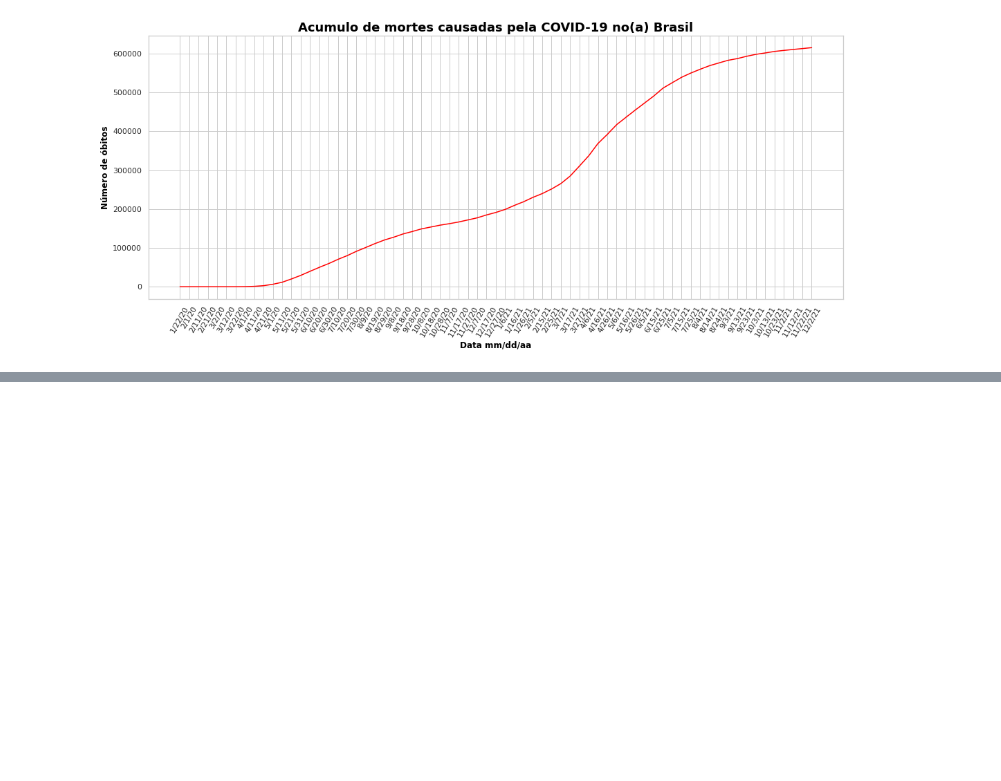
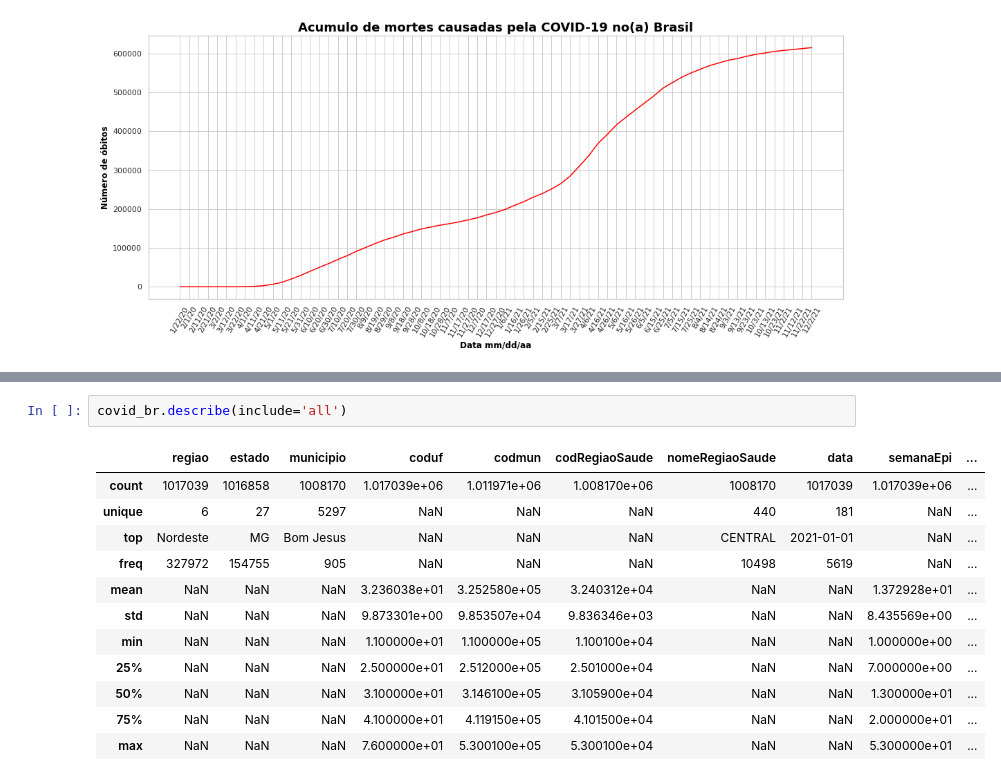
Before and after one commit to vns840/Analise_Covid-19, a Jupyter notebook: AnaliseCovid.ipynb, the cells around one changed output, grey strips where cells are left out. Saved outputs shown, nothing was run; the diff lists cells and outputs as text; blank space fills up the shorter version.

```diff
--- a/AnaliseCovid.ipynb
+++ b/AnaliseCovid.ipynb
@@ -579,0 +610,15 @@ Grafico_de_linha(data_br, mortes_br, 'Brasil')
+# %%
+covid_br.describe(include='all')
+# %% [output]
+|  | regiao | estado | municipio | coduf | codmun | codRegiaoSaude | nomeRegiaoSaude | data | semanaEpi | ... |
+| count | 1017039 | 1016858 | 1008170 | 1.017039e+06 | 1.011971e+06 | 1.008170e+06 | 1008170 | 1017039 | 1.017039e+06 | ... |
+| unique | 6 | 27 | 5297 | NaN | NaN | NaN | 440 | 181 | NaN | ... |
+| top | Nordeste | MG | Bom Jesus | NaN | NaN | NaN | CENTRAL | 2021-01-01 | NaN | ... |
+| freq | 327972 | 154755 | 905 | NaN | NaN | NaN | 10498 | 5619 | NaN | ... |
+| mean | NaN | NaN | NaN | 3.236038e+01 | 3.252580e+05 | 3.240312e+04 | NaN | NaN | 1.372928e+01 | ... |
+| std | NaN | NaN | NaN | 9.873301e+00 | 9.853507e+04 | 9.836346e+03 | NaN | NaN | 8.435569e+00 | ... |
+| min | NaN | NaN | NaN | 1.100000e+01 | 1.100000e+05 | 1.100100e+04 | NaN | NaN | 1.000000e+00 | ... |
+| 25% | NaN | NaN | NaN | 2.500000e+01 | 2.512000e+05 | 2.501000e+04 | NaN | NaN | 7.000000e+00 | ... |
+| 50% | NaN | NaN | NaN | 3.100000e+01 | 3.146100e+05 | 3.105900e+04 | NaN | NaN | 1.300000e+01 | ... |
+| 75% | NaN | NaN | NaN | 4.100000e+01 | 4.119150e+05 | 4.101500e+04 | NaN | NaN | 2.000000e+01 | ... |
+| max | NaN | NaN | NaN | 7.600000e+01 | 5.300100e+05 | 5.300100e+04 | NaN | NaN | 5.300000e+01 | ... |
```
Also changed, not shown: parts of 16 cells of this notebook, 1 other file.
